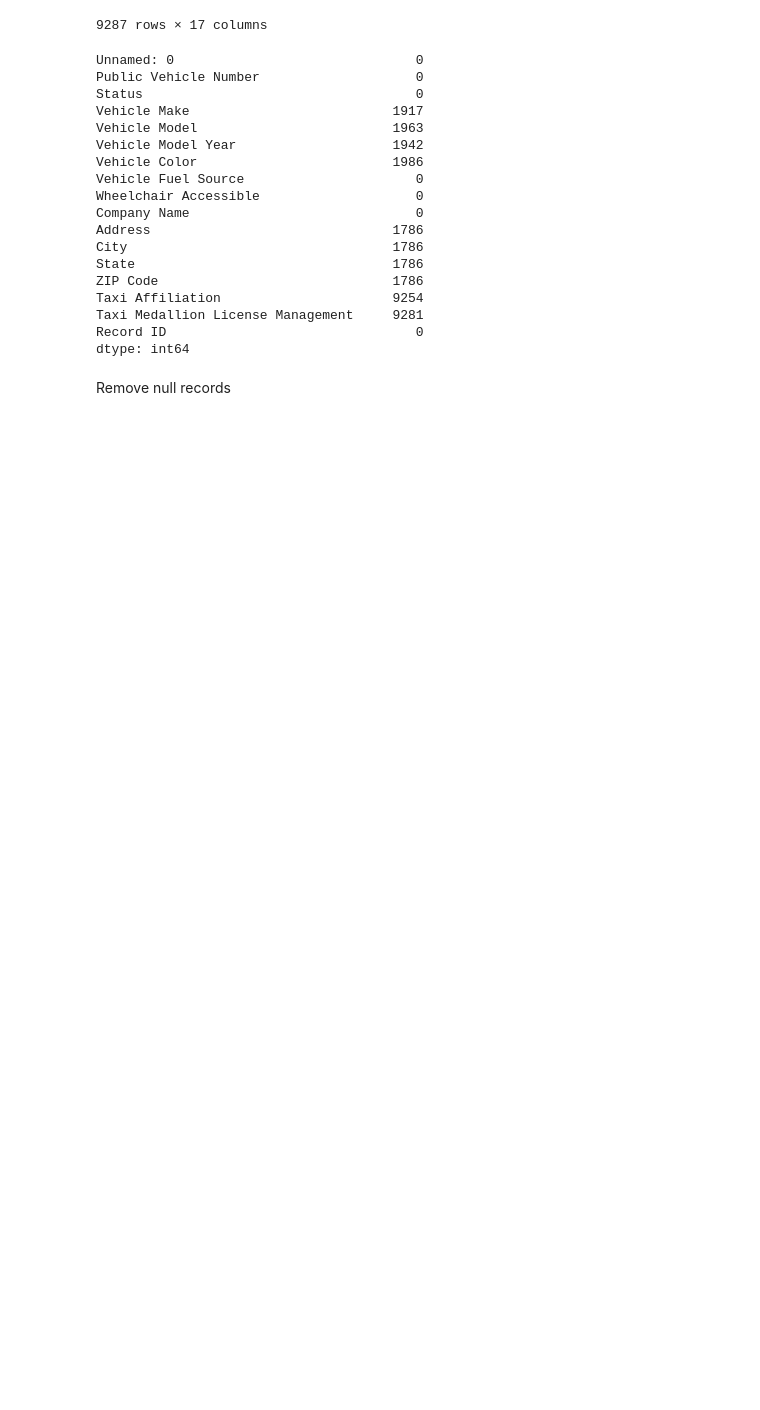
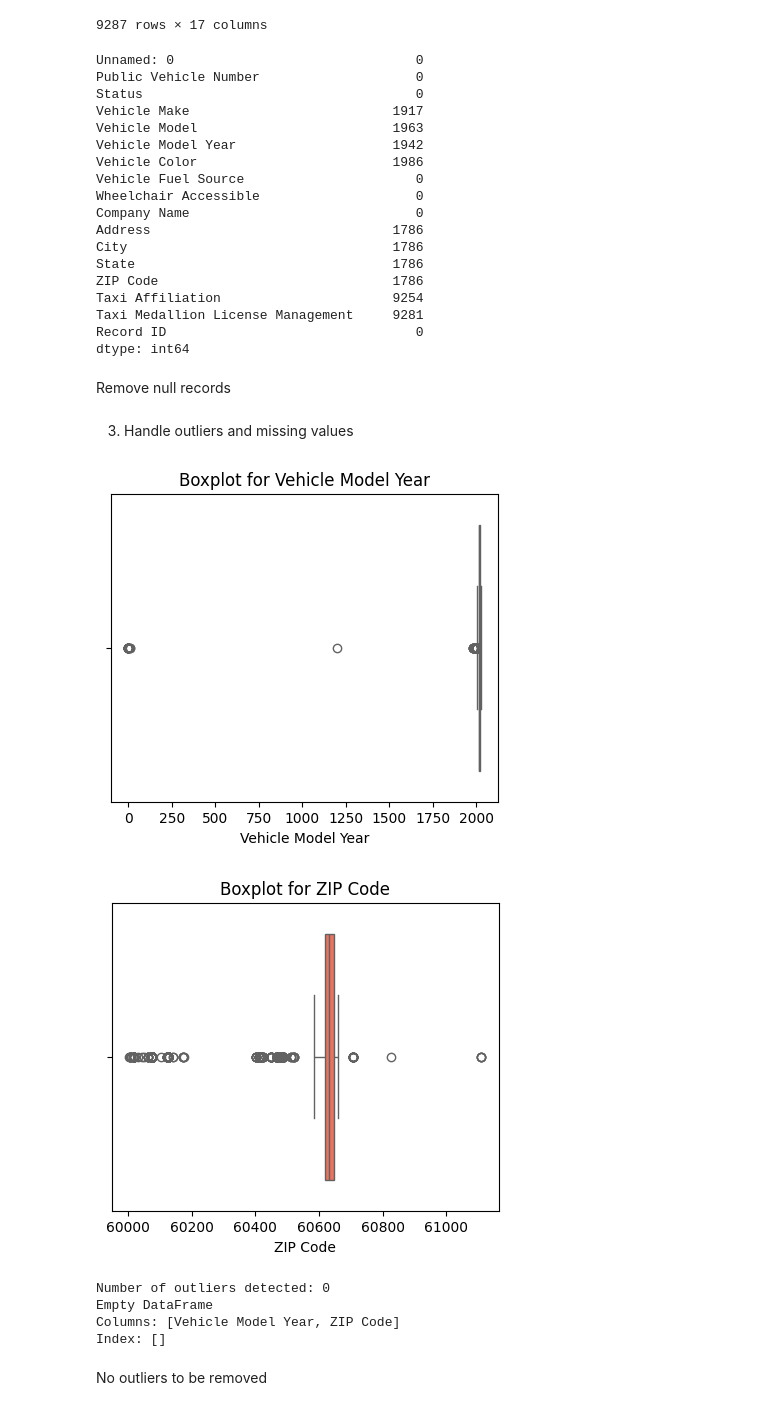
Before and after one commit to lakpriyaguru/uniconnect, a Jupyter notebook: Group09_case03.ipynb, the cells around one changed output. Cells and saved outputs as stored; diff of their text form; code cells hidden in the pictures; blank space fills up the shorter version.

Commit message:
Handled Outliers

```diff
--- a/Group09_case03.ipynb
+++ b/Group09_case03.ipynb
@@ -153,3 +153,33 @@ Record ID                                0
 dtype: int64
 # %% [markdown]
 Remove null records
+# %% [markdown]
+3. Handle outliers and missing values
+# %%
+for column in ['Vehicle Model Year', 'ZIP Code']:
+    plt.figure(figsize=(5, 4))
+    sns.boxplot(x=vehicles_df[column], color='tomato')
+    plt.title(f'Boxplot for {column}')
+    plt.show()
+# %% [output]
+[figure, added]
+[figure, added]
+# %%
+# Check for outliers using z-scores
+features = ['Vehicle Model Year','ZIP Code']      #Only checked the the possible numerical features
+z_scores = np.abs(zscore(vehicles_df[features]))
+outlier_indices = np.where(z_scores > 3)  # Threshold for identifying outliers
+print(f"\nNumber of outliers detected: {len(outlier_indices[0])}")
+
+# Get the rows that correspond to the outliers
+outliers = vehicles_df.iloc[outlier_indices[0]]
+
+# Display the outliers
+print(vehicles_df[features].iloc[outlier_indices[0]])
+# %% [output]
+Number of outliers detected: 0
+Empty DataFrame
+Columns: [Vehicle Model Year, ZIP Code]
+Index: []
+# %% [markdown]
+No outliers to be removed
```
